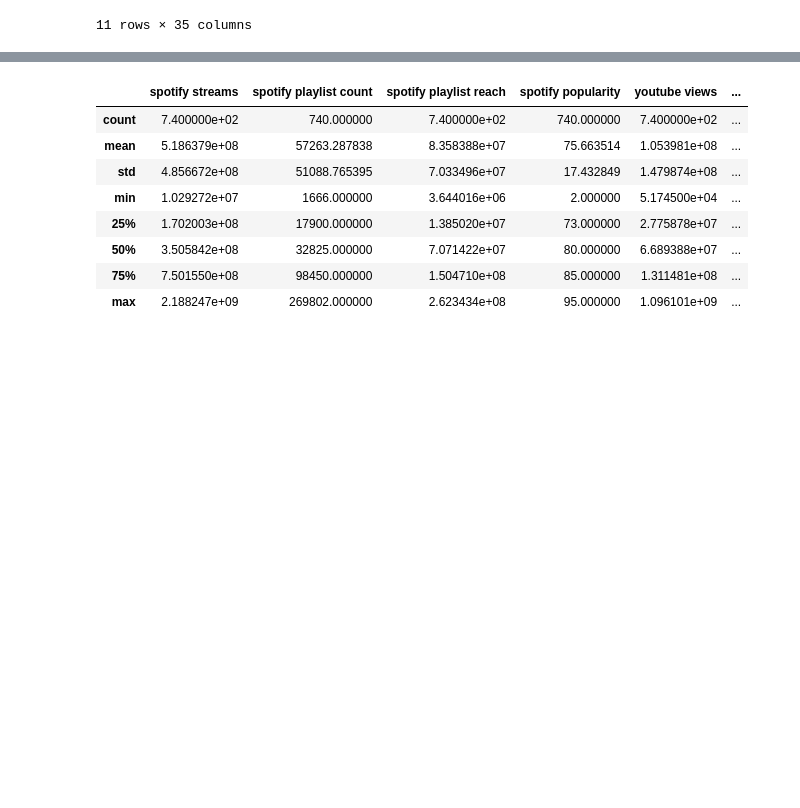
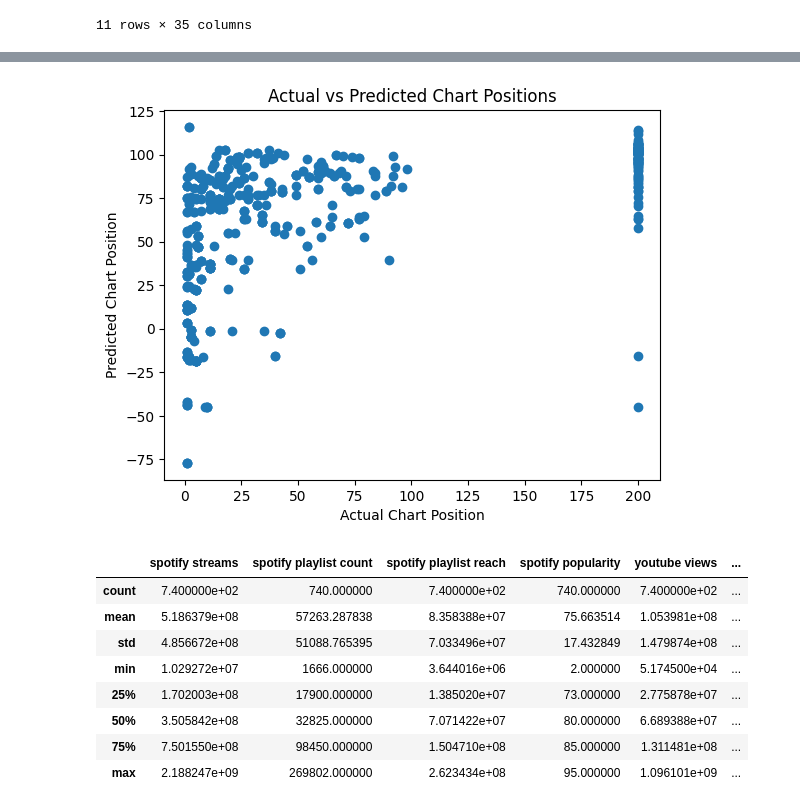
Before and after one commit to jasons1142/cs506final-project, a Jupyter notebook: notebooks/01_data_cleaning_(1).ipynb, the cells around one changed output, grey strips where cells are left out. Drawn from its saved outputs; the diff is of its cells as text; code cells hidden in the pictures; blank space fills up the shorter version.

Commit message:
Try predictions with LinReg poor performance

```diff
--- a/notebooks/01_data_cleaning_(1).ipynb
+++ b/notebooks/01_data_cleaning_(1).ipynb
@@ -379,7 +379,7 @@ feature_cols = [
 X = final[feature_cols]
 y = final['peak_pos']
 
-X = X.fillna(0)
+X = X.fillna(X.mean())
 # %%
 X_train, X_test, y_train, y_test = train_test_split(
     X, y, test_size=0.2, random_state=42
@@ -400,0 +400,13 @@ LinearRegression does not accept missing values encoded as NaN natively. For sup
+# %%
+y_pred = lr.predict(X_test_scaled)
+
+mae = mean_absolute_error(y_test, y_pred)
+rmse = np.sqrt(mean_squared_error(y_test, y_pred))
+r2 = r2_score(y_test, y_pred)
+
+print("MAE:", mae)
+print("RMSE:", rmse)
+print("R²:", r2)
+
+importance = pd.Series(lr.coef_, index=X.columns)
+importance.sort_values(ascending=False)
@@ -401,3 +426,13 @@ LinearRegression does not accept missing values encoded as NaN natively. For sup
+# %%
+import matplotlib.pyplot as plt
+
+plt.scatter(y_test, y_pred)
+plt.xlabel("Actual Chart Position")
+plt.ylabel("Predicted Chart Position")
+plt.title("Actual vs Predicted Chart Positions")
+plt.show()
+# %% [output]
+[figure, added]
 # %%
 ///
 
```
Also changed, not shown: parts of 3 cells of this notebook.
